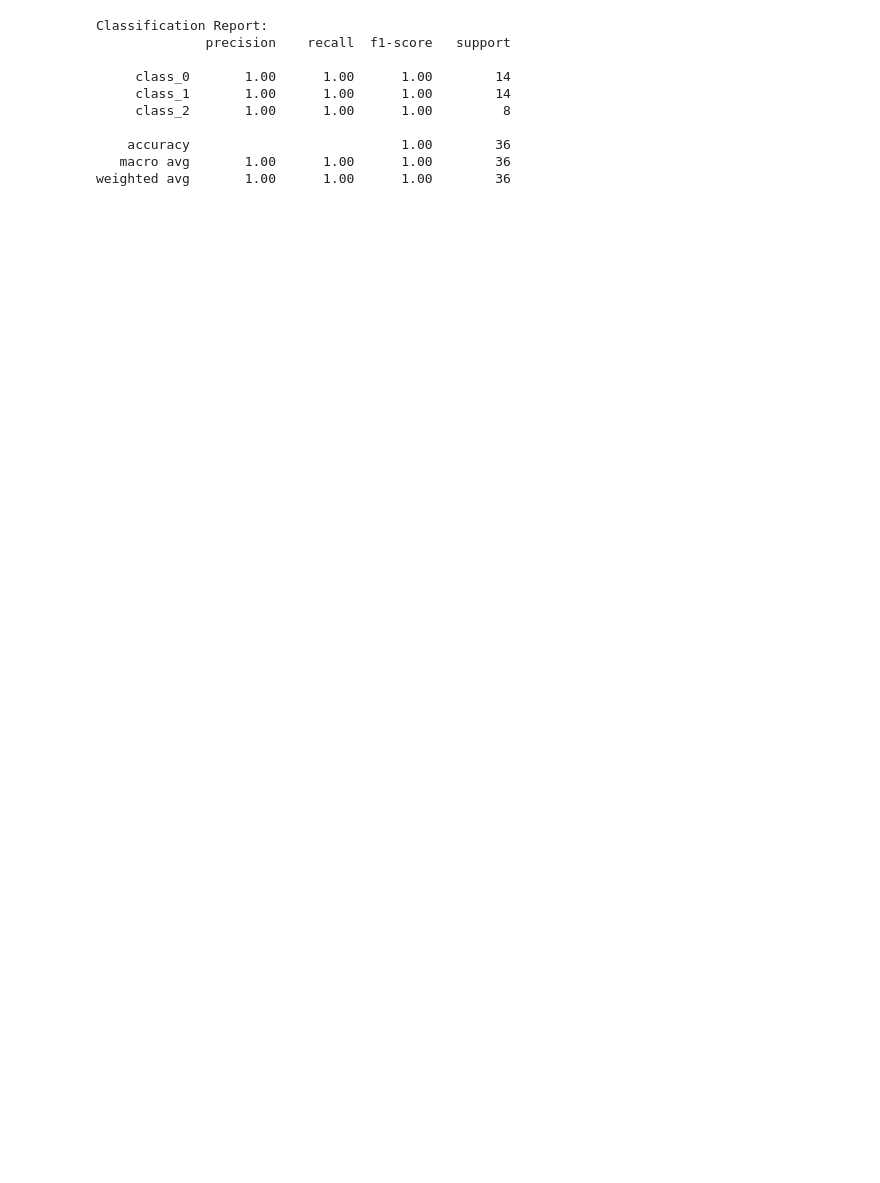
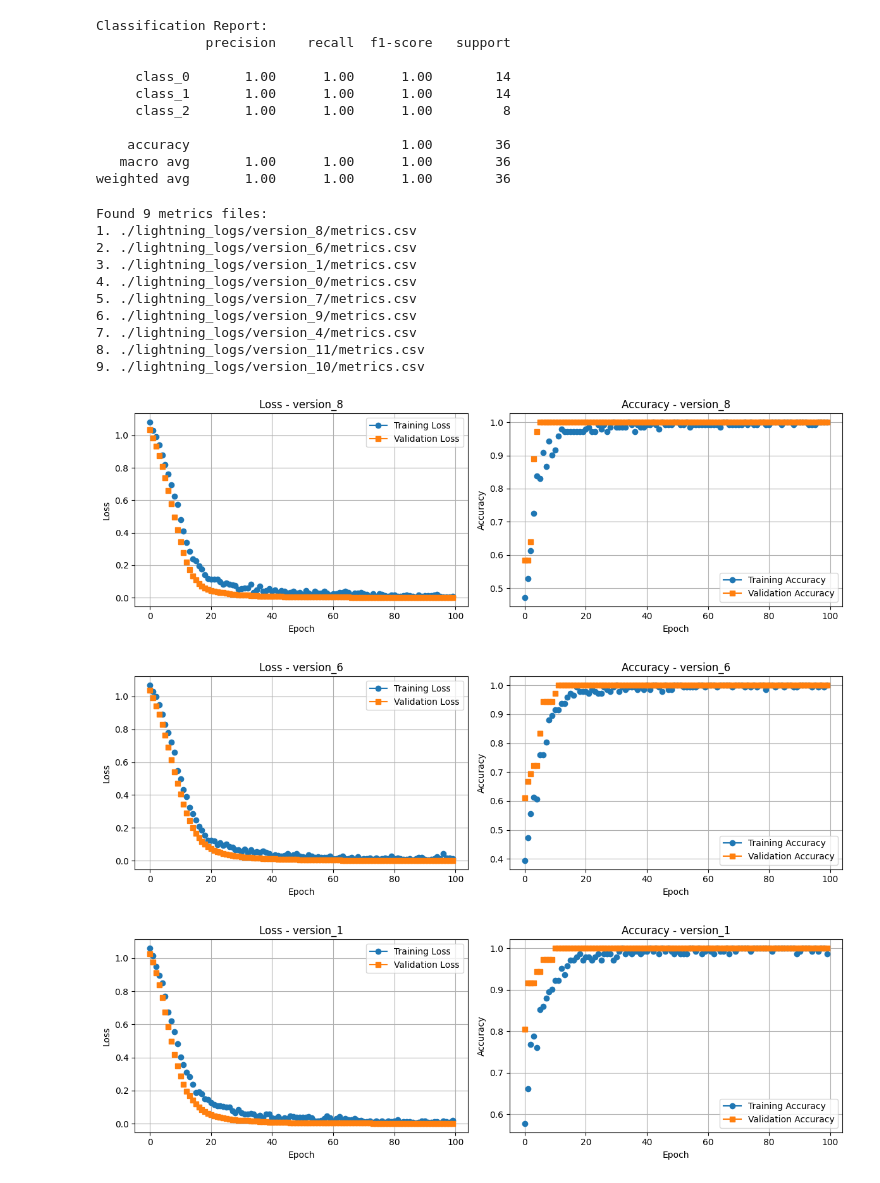
Before and after one commit to tam2511/dl2025, a Jupyter notebook: lesson2/homework/pytorch_lightning_classification.ipynb, the cells around one changed output. Saved outputs shown, nothing was run; the diff lists cells and outputs as text; code cells hidden in the pictures; blank space fills up the shorter version.

```diff
--- a/lesson2/homework/pytorch_lightning_classification.ipynb
+++ b/lesson2/homework/pytorch_lightning_classification.ipynb
@@ -198,3 +197,21 @@ Classification Report:
     accuracy                           1.00        36
    macro avg       1.00      1.00      1.00        36
 weighted avg       1.00      1.00      1.00        36
+# %%
+from lesson2.homework.plot_metrics import plot_all_metrics
+
+plot_all_metrics()
+# %% [output]
+Found 9 metrics files:
+1. ./lightning_logs/version_8/metrics.csv
+2. ./lightning_logs/version_6/metrics.csv
+3. ./lightning_logs/version_1/metrics.csv
+4. ./lightning_logs/version_0/metrics.csv
+5. ./lightning_logs/version_7/metrics.csv
+6. ./lightning_logs/version_9/metrics.csv
+7. ./lightning_logs/version_4/metrics.csv
+8. ./lightning_logs/version_11/metrics.csv
+9. ./lightning_logs/version_10/metrics.csv
+[figure, added]
+[figure, added]
+[figure, added]
```
Also changed, not shown: parts of 3 cells of this notebook, 1 other file.
